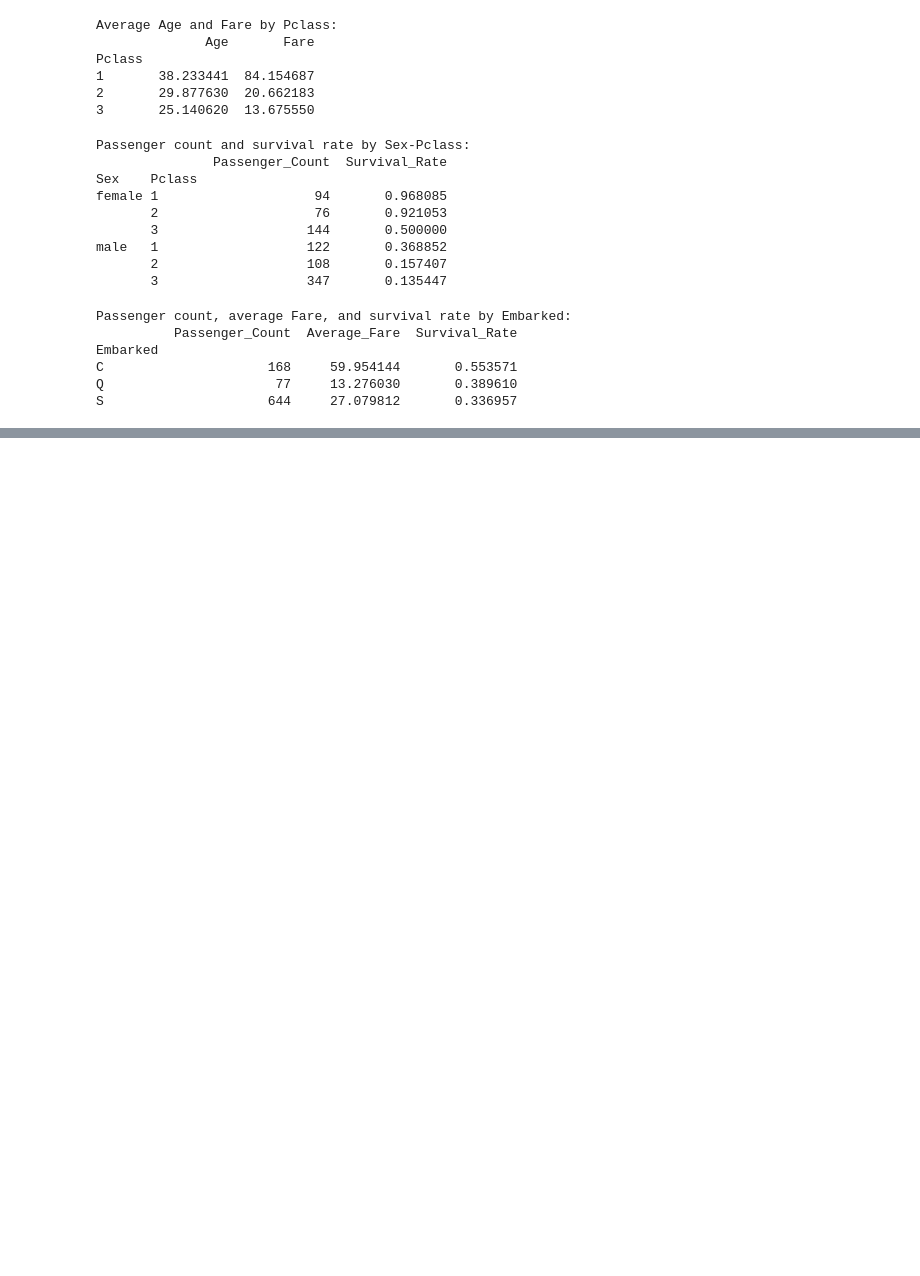
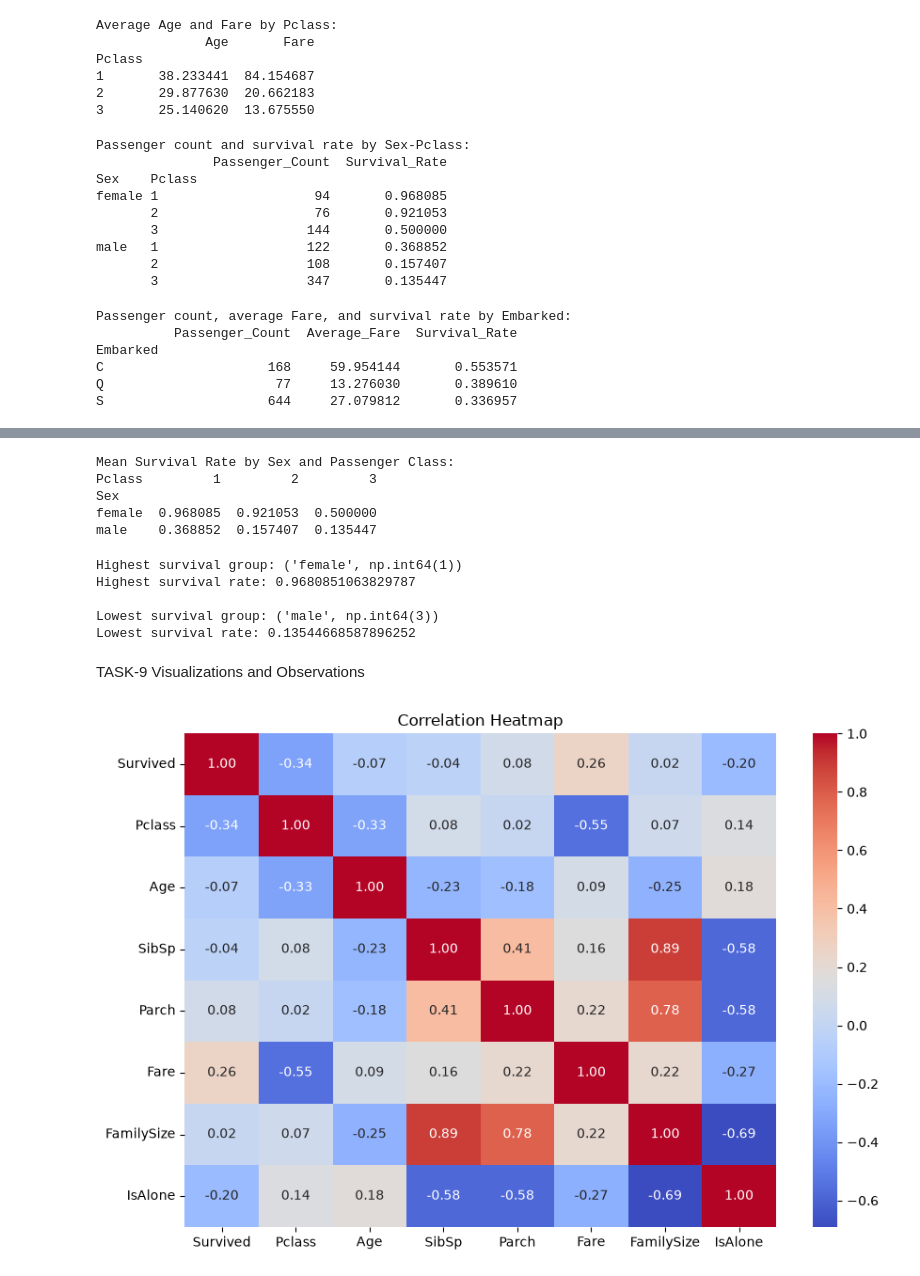
Before and after one commit to aaryaa30/202618036_AryaSuthar_DS605, a Jupyter notebook: 202618036_LAB02_DS605/202618036_LAB02_DS605.ipynb, the cells around one changed output, grey strips where cells are left out. Drawn from its saved outputs; the diff is of its cells as text; code cells hidden in the pictures; blank space fills up the shorter version.

```diff
--- a/202618036_LAB02_DS605/202618036_LAB02_DS605.ipynb
+++ b/202618036_LAB02_DS605/202618036_LAB02_DS605.ipynb
@@ -659,0 +781,7 @@ S                     644     27.079812       0.336957
+# %%
+#Create FamilySize = SibSp + Parch + 1 and IsAlone = 1 when FamilySize = 1.
+df["FamilySize"] = df["SibSp"] + df["Parch"] + 1
+
+df["IsAlone"] = (df["FamilySize"] == 1).astype(int)
+
+print(df[["SibSp", "Parch", "FamilySize", "IsAlone"]].head(10))
@@ -659,0 +800,72 @@ S                     644     27.079812       0.336957
+# %%
+#Create a pivot table: rows=Sex, columns=Pclass, values=mean Survived. Find the highest and lowest groups.
+pivot_table = pd.pivot_table(
+    df,
+    values="Survived",
+    index="Sex",
+    columns="Pclass",
+    aggfunc="mean"
+)
+
+print("Mean Survival Rate by Sex and Passenger Class:")
+print(pivot_table)
+# %% [output]
+Mean Survival Rate by Sex and Passenger Class:
+Pclass         1         2         3
+Sex
+female  0.968085  0.921053  0.500000
+male    0.368852  0.157407  0.135447
+# %%
+#finding the highest and lowest survival groups
+highest_group = pivot_table.stack().idxmax()
+highest_rate = pivot_table.stack().max()
+
+lowest_group = pivot_table.stack().idxmin()
+lowest_rate = pivot_table.stack().min()
+
+print("Highest survival group:", highest_group)
+print("Highest survival rate:", highest_rate)
+
+print("\nLowest survival group:", lowest_group)
+print("Lowest survival rate:", lowest_rate)
+# %% [output]
+Highest survival group: ('female', np.int64(1))
+Highest survival rate: 0.9680851063829787
+
+Lowest survival group: ('male', np.int64(3))
+Lowest survival rate: 0.13544668587896252
+# %% [markdown]
+TASK-9 Visualizations and Observations
+# %%
+#correlation heatmap for relevant numerical columns
+import seaborn as sns
+
+numeric_columns = [
+    "Survived",
+    "Pclass",
+    "Age",
+    "SibSp",
+    "Parch",
+    "Fare",
+    "FamilySize",
+    "IsAlone"
+]
+
+correlation = df[numeric_columns].corr()
+
+plt.figure(figsize=(9, 6))
+
+sns.heatmap(
+    correlation,
+    annot=True,
+    cmap="coolwarm",
+    fmt=".2f"
+)
+
+plt.title("Correlation Heatmap")
+plt.tight_layout()
+
+plt.savefig("correlation_heatmap.png")
+plt.show()
+# %% [output]
+[figure, added]
```
Also changed, not shown: parts of 15 cells of this notebook, 6 other files.
